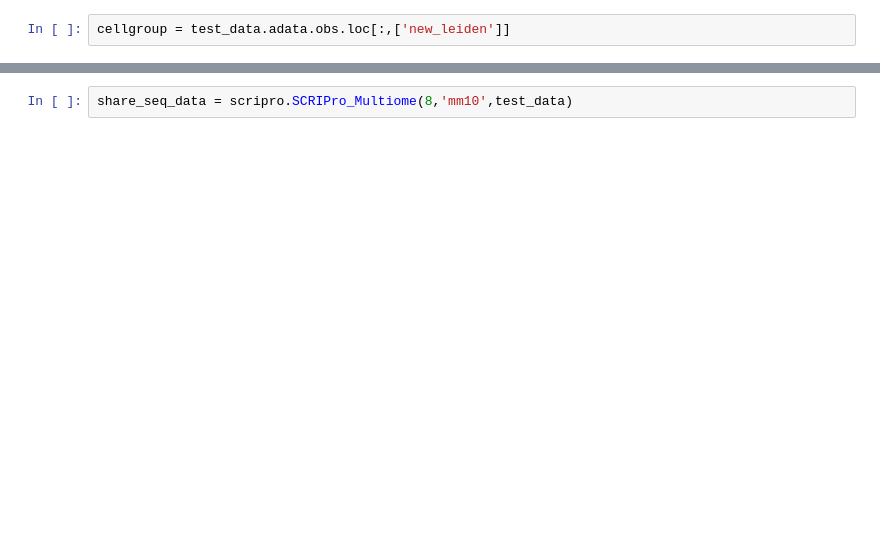
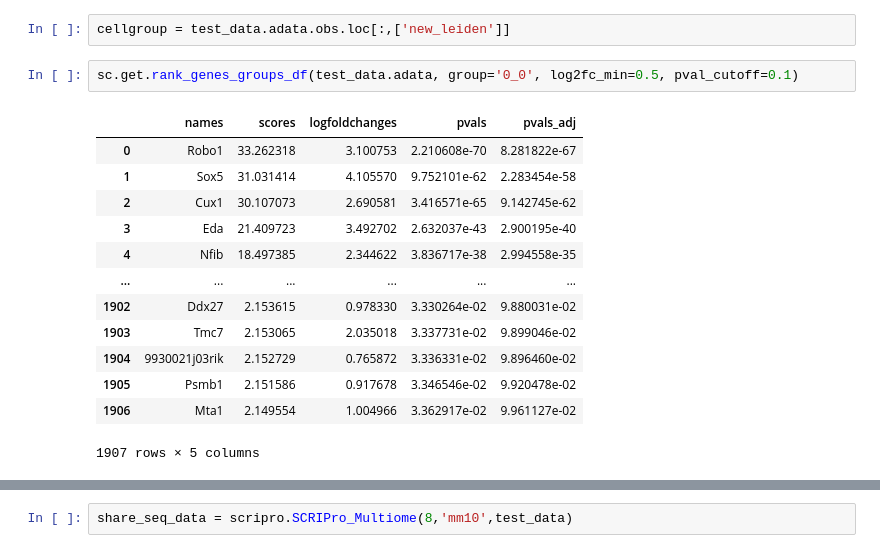
Before and after one commit to xuyunfan9991/SCRIPro, a Jupyter notebook: examples/Trajectory_workflow.ipynb, the cells around one changed output, grey strips where cells are left out. Saved outputs shown, nothing was run; the diff lists cells and outputs as text; blank space fills up the shorter version.

```diff
--- a/examples/Trajectory_workflow.ipynb
+++ b/examples/Trajectory_workflow.ipynb
@@ -76,2 +47,18 @@ Wall time: 4.28 s
 # %%
 cellgroup = test_data.adata.obs.loc[:,['new_leiden']]
+# %%
+sc.get.rank_genes_groups_df(test_data.adata, group='0_0', log2fc_min=0.5, pval_cutoff=0.1)
+# %% [output]
+|  | names | scores | logfoldchanges | pvals | pvals_adj |
+| 0 | Robo1 | 33.262318 | 3.100753 | 2.210608e-70 | 8.281822e-67 |
+| 1 | Sox5 | 31.031414 | 4.105570 | 9.752101e-62 | 2.283454e-58 |
+| 2 | Cux1 | 30.107073 | 2.690581 | 3.416571e-65 | 9.142745e-62 |
+| 3 | Eda | 21.409723 | 3.492702 | 2.632037e-43 | 2.900195e-40 |
+| 4 | Nfib | 18.497385 | 2.344622 | 3.836717e-38 | 2.994558e-35 |
+| ... | ... | ... | ... | ... | ... |
+| 1902 | Ddx27 | 2.153615 | 0.978330 | 3.330264e-02 | 9.880031e-02 |
+| 1903 | Tmc7 | 2.153065 | 2.035018 | 3.337731e-02 | 9.899046e-02 |
+| 1904 | 9930021j03rik | 2.152729 | 0.765872 | 3.336331e-02 | 9.896460e-02 |
+| 1905 | Psmb1 | 2.151586 | 0.917678 | 3.346546e-02 | 9.920478e-02 |
+| 1906 | Mta1 | 2.149554 | 1.004966 | 3.362917e-02 | 9.961127e-02 |
+1907 rows × 5 columns
```
Also changed, not shown: parts of 33 cells of this notebook, 16 other files.
